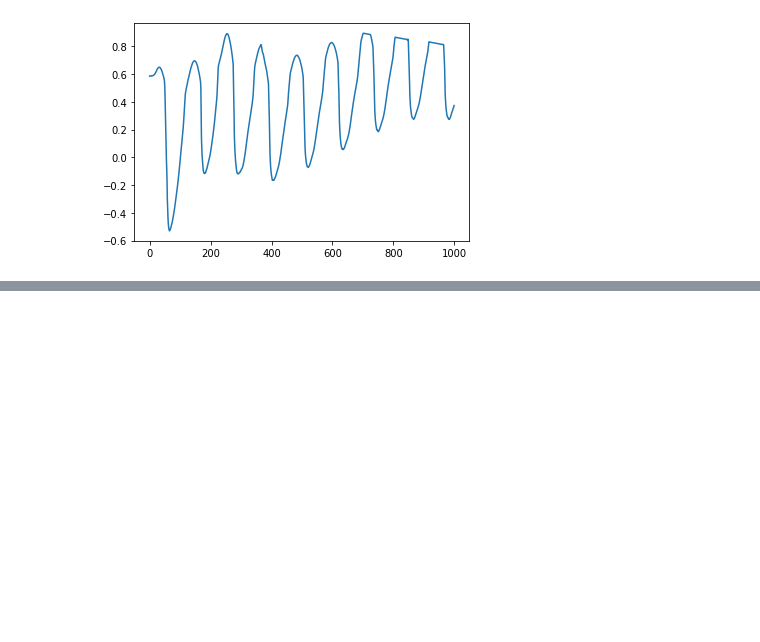
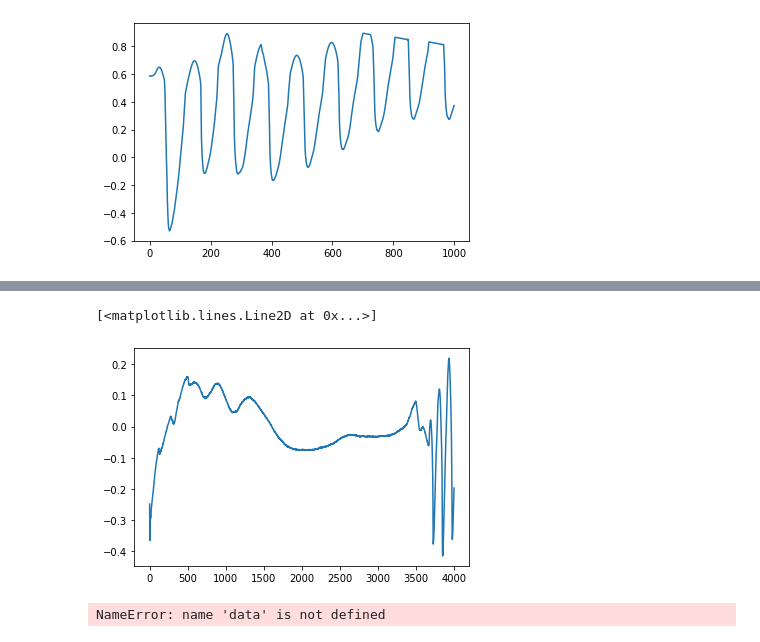
Before and after one commit to SeongwoongCho/SpeechToEGG, a Jupyter notebook: EDA_spectrogram.ipynb, the cells around one changed output, grey strips where cells are left out. Saved outputs shown, nothing was run; the diff lists cells and outputs as text; code cells hidden in the pictures; blank space fills up the shorter version.

```diff
--- a/EDA_spectrogram.ipynb
+++ b/EDA_spectrogram.ipynb
@@ -120,0 +127,2 @@ plt.plot(stft_recon_egg_recon[2000:3000])
+# %%
+stft = STFT(filter_length = n_fft, hop_length = hop_length,window='hann').cuda()
@@ -120,0 +131,2 @@ plt.plot(stft_recon_egg_recon[2000:3000])
+# %%
+mag,phase=stft.transform(torch.Tensor([data]).cuda())
@@ -120,0 +143,5 @@ plt.plot(stft_recon_egg_recon[2000:3000])
+# %%
+plt.plot(y.cpu().detach().numpy()[0])
+# %% [output]
+[<matplotlib.lines.Line2D at 0x...>]
+[figure, added]
@@ -120,0 +155,4 @@ plt.plot(stft_recon_egg_recon[2000:3000])
+# %%
+mag,phase=stft.transform(torch.Tensor([data]).cuda())
+# %% [output]
+NameError: name 'data' is not defined
```
Also changed, not shown: parts of 9 cells of this notebook, 10 other files.
